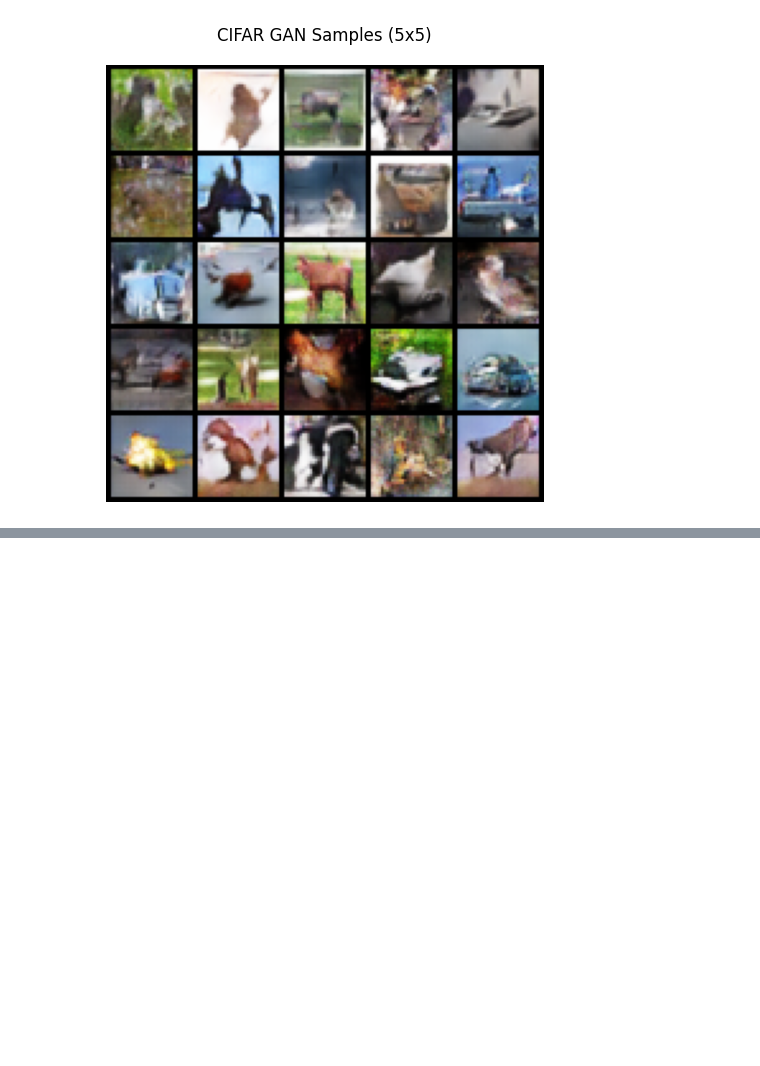
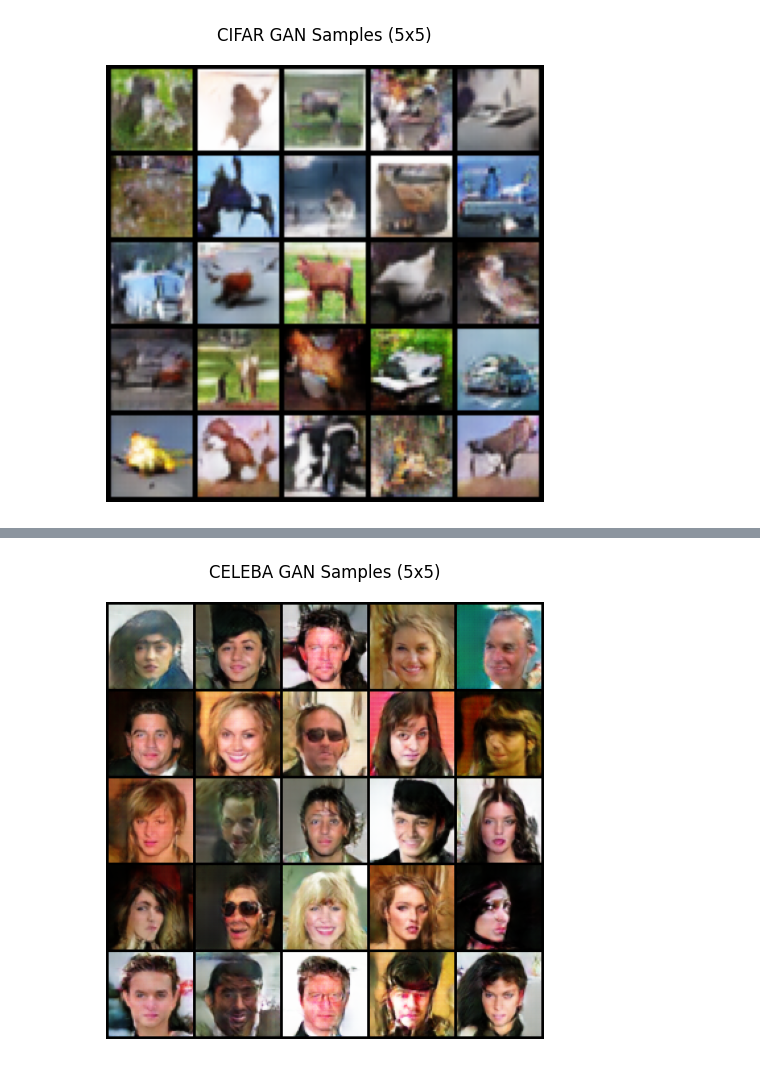
Before and after one commit to varunm18/image-generation-ai, a Jupyter notebook: gan.ipynb, the cells around one changed output, grey strips where cells are left out. Cells and saved outputs as stored; diff of their text form; code cells hidden in the pictures; blank space fills up the shorter version.

Commit message:
trained gan on CelebA

```diff
--- a/gan.ipynb
+++ b/gan.ipynb
@@ -261,0 +406,4 @@ gif_from_images(SAVE_DIR, SAVE_DIR, fps=20)
+# %%
+fig = gan.plot_samples("CELEBA", n=5)
+# %% [output]
+[figure, added]
```
Also changed, not shown: parts of 5 cells of this notebook, 41 other files.
